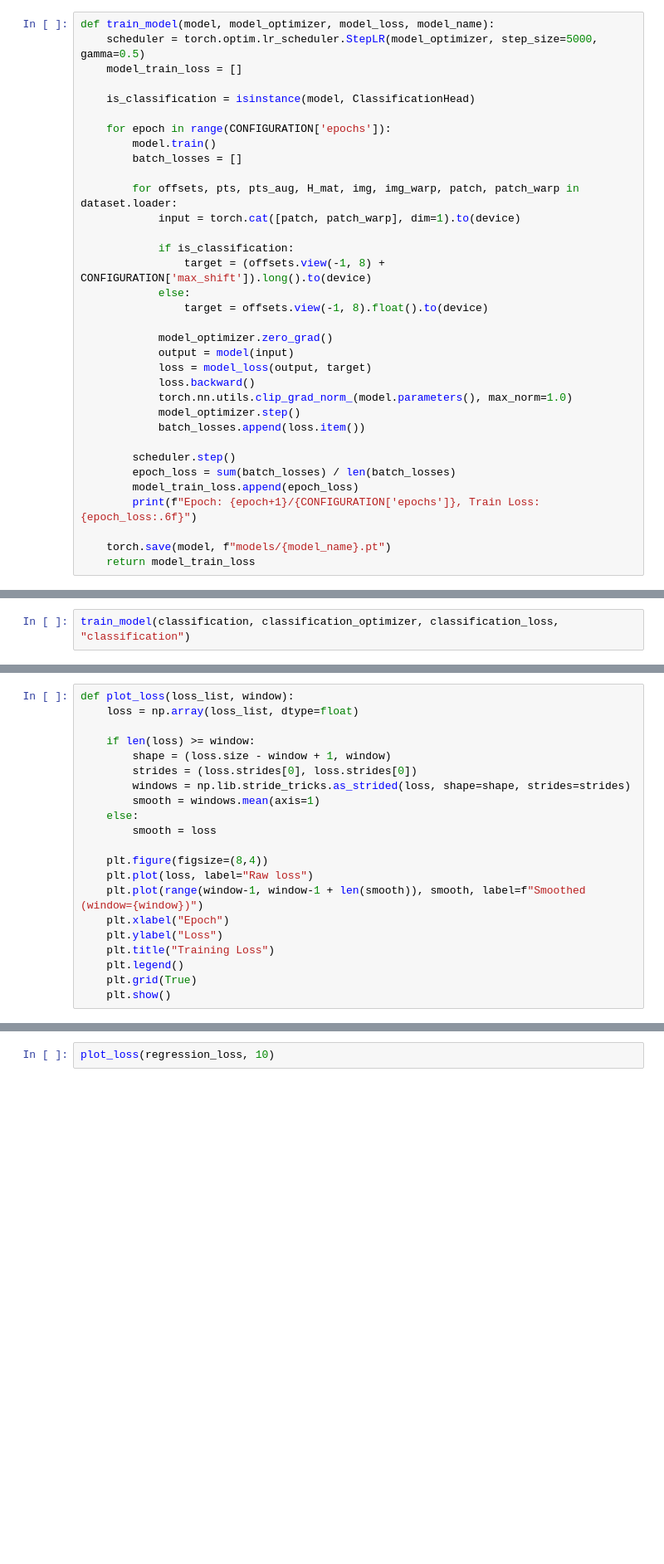
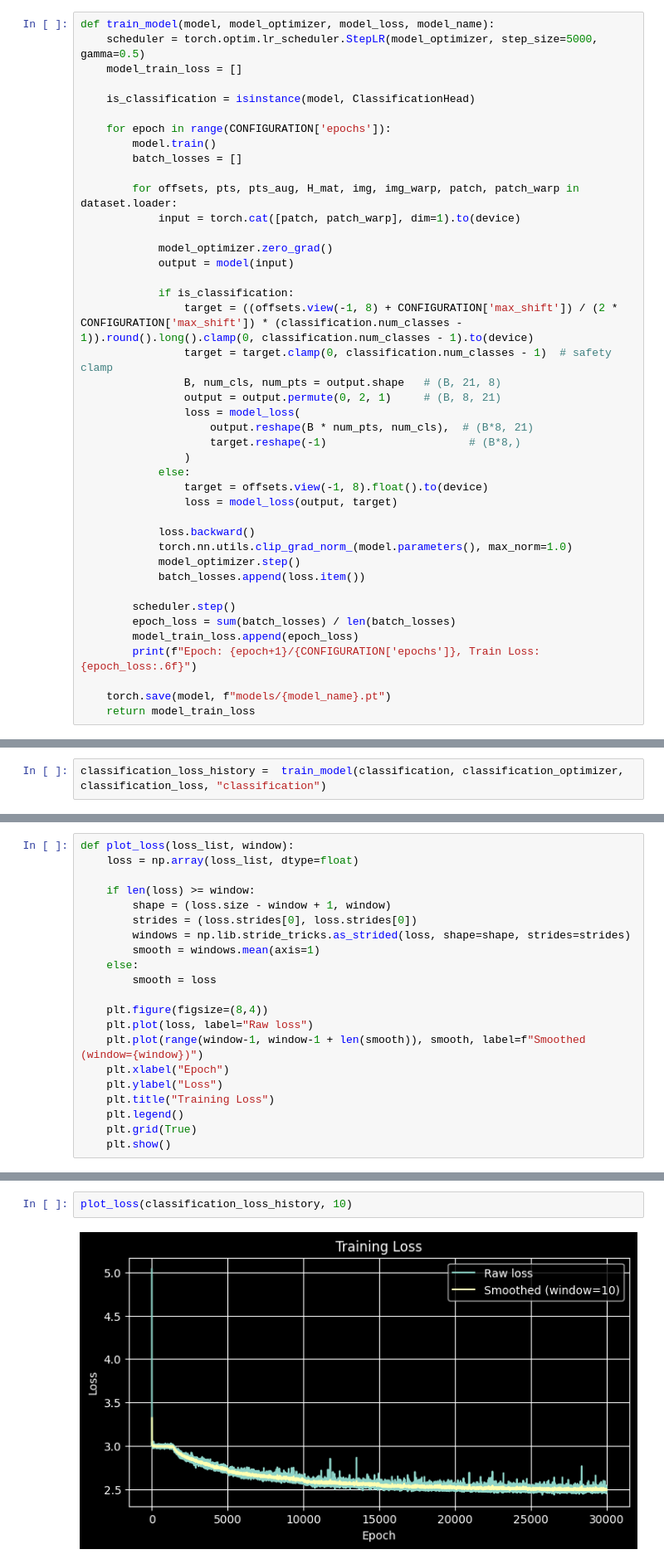
Before and after one commit to korunoskandrea/RV, a Jupyter notebook: vaja_01/homography.ipynb, the cells around one changed output, grey strips where cells are left out. Shown at 83% size. Saved outputs shown, nothing was run; the diff lists cells and outputs as text; blank space fills up the shorter version.

Commit message:
classification

```diff
--- a/vaja_01/homography.ipynb
+++ b/vaja_01/homography.ipynb
@@ -368,14 +341,22 @@ def train_model(model, model_optimizer, model_loss, model_name):
         for offsets, pts, pts_aug, H_mat, img, img_warp, patch, patch_warp in dataset.loader:
             input = torch.cat([patch, patch_warp], dim=1).to(device)
 
+            model_optimizer.zero_grad()
+            output = model(input)
+
             if is_classification:
-                target = (offsets.view(-1, 8) + CONFIGURATION['max_shift']).long().to(device)
+                target = ((offsets.view(-1, 8) + CONFIGURATION['max_shift']) / (2 * CONFIGURATION['max_shift']) * (classification.num_classes - 1)).round().long().clamp(0, classification.num_classes - 1).to(device)
+                target = target.clamp(0, classification.num_classes - 1)  # safety clamp
+                B, num_cls, num_pts = output.shape   # (B, 21, 8)
+                output = output.permute(0, 2, 1)     # (B, 8, 21)
+                loss = model_loss(
+                    output.reshape(B * num_pts, num_cls),  # (B*8, 21)
+                    target.reshape(-1)                      # (B*8,)
+                )
             else:
                 target = offsets.view(-1, 8).float().to(device)
+                loss = model_loss(output, target)
 
-            model_optimizer.zero_grad()
-            output = model(input)
-            loss = model_loss(output, target)
             loss.backward()
             torch.nn.utils.clip_grad_norm_(model.parameters(), max_norm=1.0)
             model_optimizer.step()
@@ -411,2 +374,2 @@ Epoch: 1156/30000, Train Loss: 15.757097
 # %%
-train_model(classification, classification_optimizer, classification_loss, "classification")
+classification_loss_history =  train_model(classification, classification_optimizer, classification_loss, "classification")
@@ -436,2 +419,4 @@ def plot_loss(loss_list, window):
 # %%
-plot_loss(regression_loss, 10)
+plot_loss(classification_loss_history, 10)
+# %% [output]
+[figure, added]
```
Also changed, not shown: parts of 12 cells of this notebook, 4 other files.
